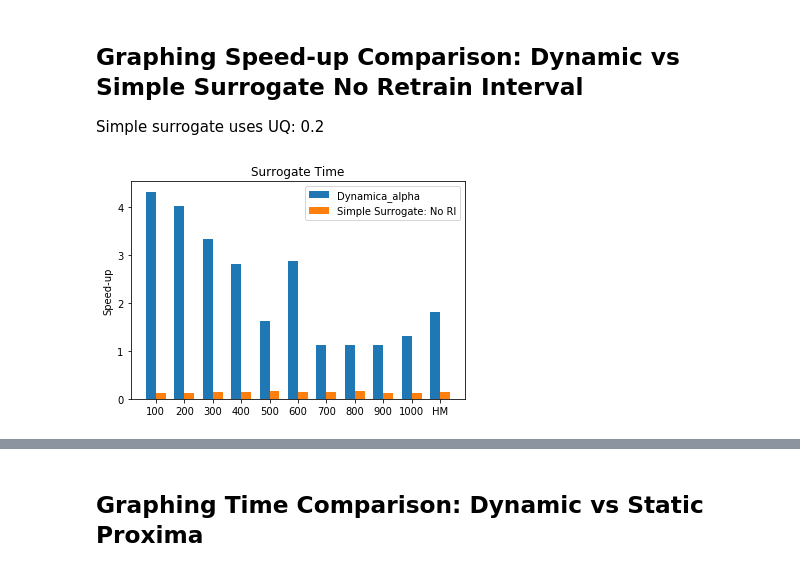
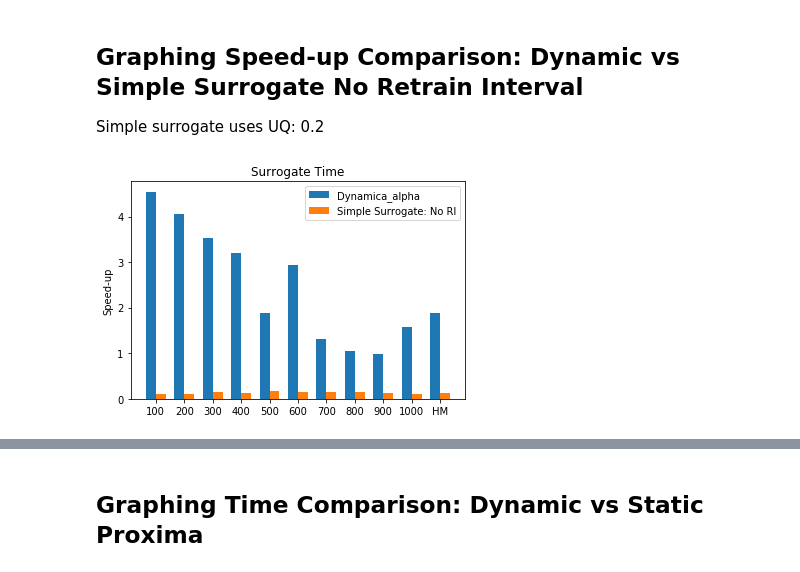
Before and after one commit to YulianaGomez/proxima_analysis, a Jupyter notebook: notebooks/Speedup_bar_chart.ipynb, the cells around one changed output, grey strips where cells are left out. Drawn from its saved outputs; the diff is of its cells as text; code cells hidden in the pictures.

```diff
--- a/notebooks/Speedup_bar_chart.ipynb
+++ b/notebooks/Speedup_bar_chart.ipynb
@@ -20,6 +20,7 @@ experiments = [
     "DAallUQ_TEMP1000", ## Proxima - testing different retrain intervals and UQ's
     "SST1000_bestparameters", ## Simple surrogate - with different Retrain intervals tested
     "SS_RI300", ## Simple Surrogate with RI 300
+    "SS-UQ02_I50", ## Simple surrogate, uq: 0.2, RI: 50
 ]
 root_path = "/home/yzamora/proxima/examples/tests_runs"
 # %% [markdown]
@@ -69,22 +71,22 @@ Simple surrogate uses UQ: 0.2
 # %%
 labels = list(_temp_ssnort)
 
 x = np.arange(len(labels))  # the label locations
 width = 0.35  # the width of the bars
 fig, ax = plt.subplots()
 
-rects1 = ax.bar(x - width/2, list(_speedup_sa), width, label='Dynamica_alpha')
+rects1 = ax.bar(x - width/2, list(_speedup_da), width, label='Dynamica_alpha')
 rects2 = ax.bar(x + width/2, list(_speedup_ssnort), width, label='Simple Surrogate: No RI')
 
 # Add some text for labels, title and custom x-axis tick labels, etc.
 ax.set_ylabel('Speed-up')
 ax.set_title('Surrogate Time')
 ax.set_xticks(x)
 ax.set_xticklabels(labels)
 ax.legend()
 
 
 
 plt.show()
 # %% [output]
-[figure, old version]
+[figure, new version]
```
Also changed, not shown: parts of 3 cells of this notebook, 2 other files.
